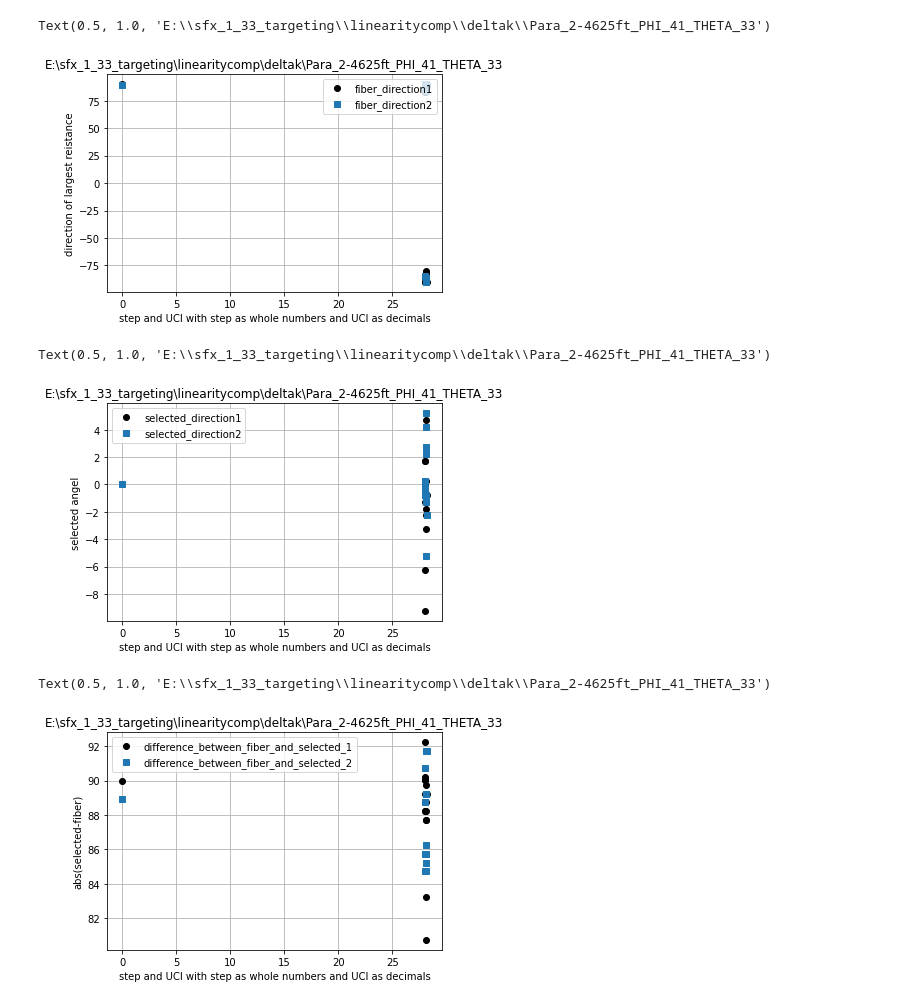
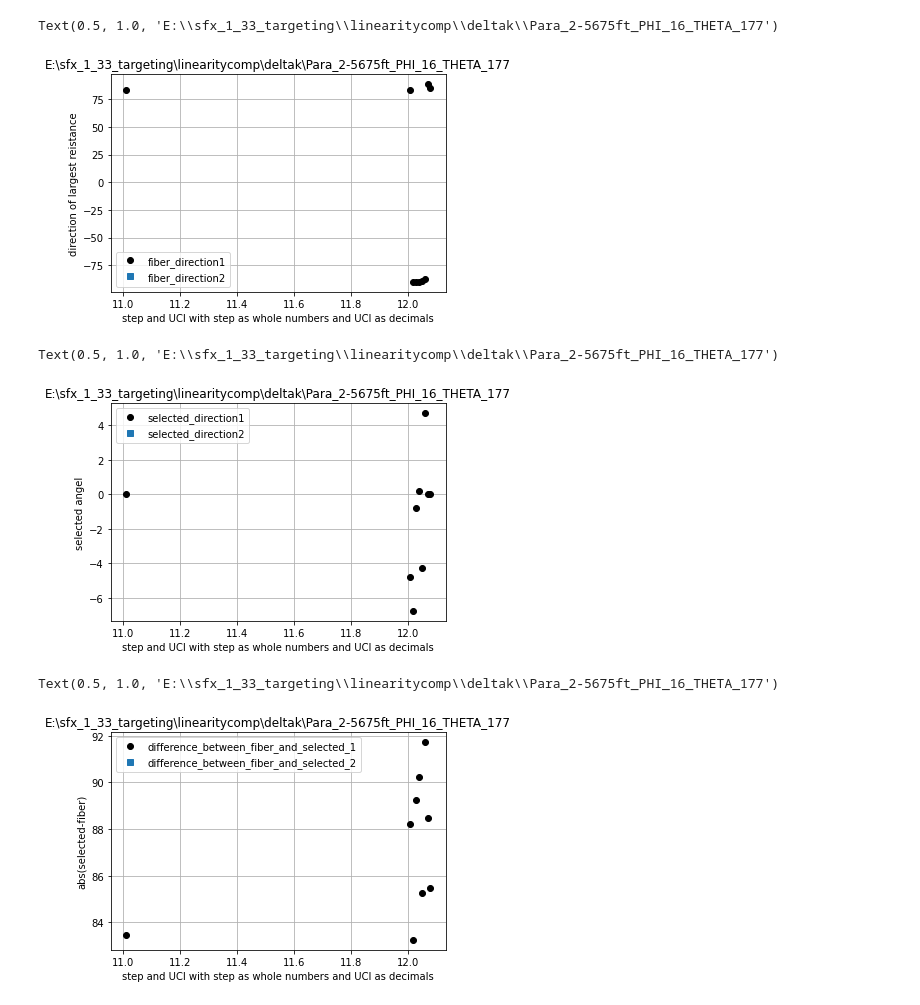
Before and after one commit to Bjorn-jo/sfxcodes, a Jupyter notebook: anglevsfibers.ipynb, the cells around one changed output. Saved outputs shown, nothing was run; the diff lists cells and outputs as text; code cells hidden in the pictures.

```diff
--- a/anglevsfibers.ipynb
+++ b/anglevsfibers.ipynb
@@ -306,7 +306,7 @@ def fiber_direction_finder(simulation_folder,checkpoint):
     return [max_fiber_direction_list,selected_direction_list]#,restivelist]
 # %%
 
-folder_path = 'E:\sfx_1_33_targeting\linearitycomp\deltak\Para_2-4625ft_PHI_41_THETA_33' #'Z:\\hirst\\brian_delta_k_initiation\\Para_3ft_PHI_50_THETA_260'
+folder_path = 'E:\sfx_1_33_targeting\linearitycomp\deltak\Para_2-5675ft_PHI_16_THETA_177' #'Z:\\hirst\\brian_delta_k_initiation\\Para_3ft_PHI_50_THETA_260'
 file_list = []
 fiber_direction1,fiber_direction2=[],[]
 selected_direction1,selected_direction2=[],[]
@@ -343,11 +343,12 @@ for step in file_list:
 
     except:
         print('failed on '+ step)
-fiber_direction2.append(fiber_direction2[0])
+if len(fiber_direction2)>0:
+    fiber_direction2.append(fiber_direction2[0])
+    selected_direction2.append(0)
 fiber_direction1.append(fiber_direction1[0])
 selected_direction1.append(0)
-selected_direction2.append(0)
-folder_listnum.append(0)
+folder_listnum.append(folder_listnum[0]-1)
 print(folder_listnum)
 #print(folder_list)
 # %% [output]
@@ -372,51 +388,53 @@ failed on Para_2-4625ft_PHI_41_THETA_33_Stp29_UCI_0
 folder_listnum2=[]
 for _ in range(len(fiber_direction2)):
     folder_listnum2.append(folder_listnum[_])
-fiber_direction2=list(np.array(fiber_direction2)*180/3.1415)
+if len(fiber_direction2)>0:
+    fiber_direction2=list(np.array(fiber_direction2)*180/3.1415)
+    selected_direction2 = list(np.array(selected_direction2)*180/3.1415)
+    difference_between_fiber_and_selected_2 = list(abs(np.array(selected_direction2)-np.array(fiber_direction2)))
+    folder_listnum2[-1]=folder_listnum[-1]
 fiber_direction1=list(np.array(fiber_direction1)*180/3.1415)
 selected_direction1 = list(np.array(selected_direction1)*180/3.1415)
-selected_direction2 = list(np.array(selected_direction2)*180/3.1415)
 difference_between_fiber_and_selected_1 = list(abs(np.array(selected_direction1)-np.array(fiber_direction1)))
 difference_between_fiber_and_selected_2 = list(abs(np.array(selected_direction2)-np.array(fiber_direction2)))
-folder_listnum2[-1]=0
 # %%
 plt.plot(folder_listnum,fiber_direction1,'o',color='black',label='fiber_direction1')
 plt.plot(folder_listnum2,fiber_direction2,'s', label='fiber_direction2')
 #plt.plot([max(folder_listnum2),max(folder_listnum2)],[1,5],label='end of front 2')
 plt.xlabel('step and UCI with step as whole numbers and UCI as decimals')
 plt.ylabel('direction of largest reistance')
-plt.legend(loc='upper right')
+plt.legend(loc='best')
 #plt.axis([20.75,21.25,1,10])
 plt.grid()
 plt.title(folder_path)
 
 #print(max(max(fiber_direction1),max(front_2_factor)))
 # %% [output]
-Text(0.5, 1.0, 'E:\\sfx_1_33_targeting\\linearitycomp\\deltak\\Para_2-4625ft_PHI_41_THETA_33')
+Text(0.5, 1.0, 'E:\\sfx_1_33_targeting\\linearitycomp\\deltak\\Para_2-5675ft_PHI_16_THETA_177')
-[figure, old version]
+[figure, new version]
 # %%
 plt.plot(folder_listnum,selected_direction1,'o',color='black',label='selected_direction1')
 plt.plot(folder_listnum2,selected_direction2,'s', label='selected_direction2')
 #plt.plot([max(folder_listnum2),max(folder_listnum2)],[1,5],label='end of front 2')
 plt.xlabel('step and UCI with step as whole numbers and UCI as decimals')
 plt.ylabel('selected angel')
-plt.legend(loc='upper left')
+plt.legend(loc='best')
 #plt.axis([20.75,21.25,1,10])
 plt.grid()
 plt.title(folder_path)
 # %% [output]
-Text(0.5, 1.0, 'E:\\sfx_1_33_targeting\\linearitycomp\\deltak\\Para_2-4625ft_PHI_41_THETA_33')
+Text(0.5, 1.0, 'E:\\sfx_1_33_targeting\\linearitycomp\\deltak\\Para_2-5675ft_PHI_16_THETA_177')
-[figure, old version]
+[figure, new version]
 # %%
 plt.plot(folder_listnum,difference_between_fiber_and_selected_1,'o',color='black',label='difference_between_fiber_and_selected_1')
 plt.plot(folder_listnum2,difference_between_fiber_and_selected_2,'s', label='difference_between_fiber_and_selected_2')
 #plt.plot([max(folder_listnum2),max(folder_listnum2)],[1,5],label='end of front 2')
 plt.xlabel('step and UCI with step as whole numbers and UCI as decimals')
 plt.ylabel('abs(selected-fiber)')
-plt.legend(loc='upper left')
+plt.legend(loc='best')
 #plt.axis([20.75,21.25,1,10])
 plt.grid()
 plt.title(folder_path)
 # %% [output]
-Text(0.5, 1.0, 'E:\\sfx_1_33_targeting\\linearitycomp\\deltak\\Para_2-4625ft_PHI_41_THETA_33')
+Text(0.5, 1.0, 'E:\\sfx_1_33_targeting\\linearitycomp\\deltak\\Para_2-5675ft_PHI_16_THETA_177')
-[figure, old version]
+[figure, new version]
```
Also changed, not shown: parts of 1 cell of this notebook.
